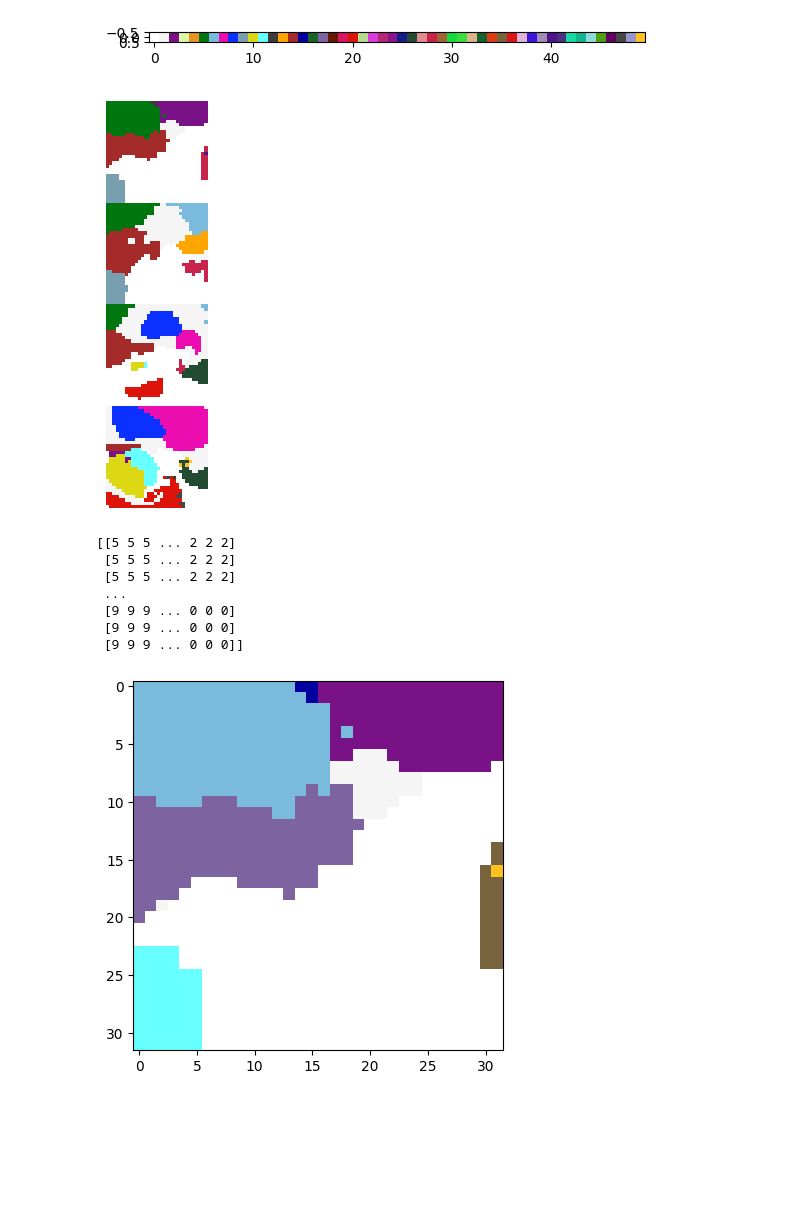
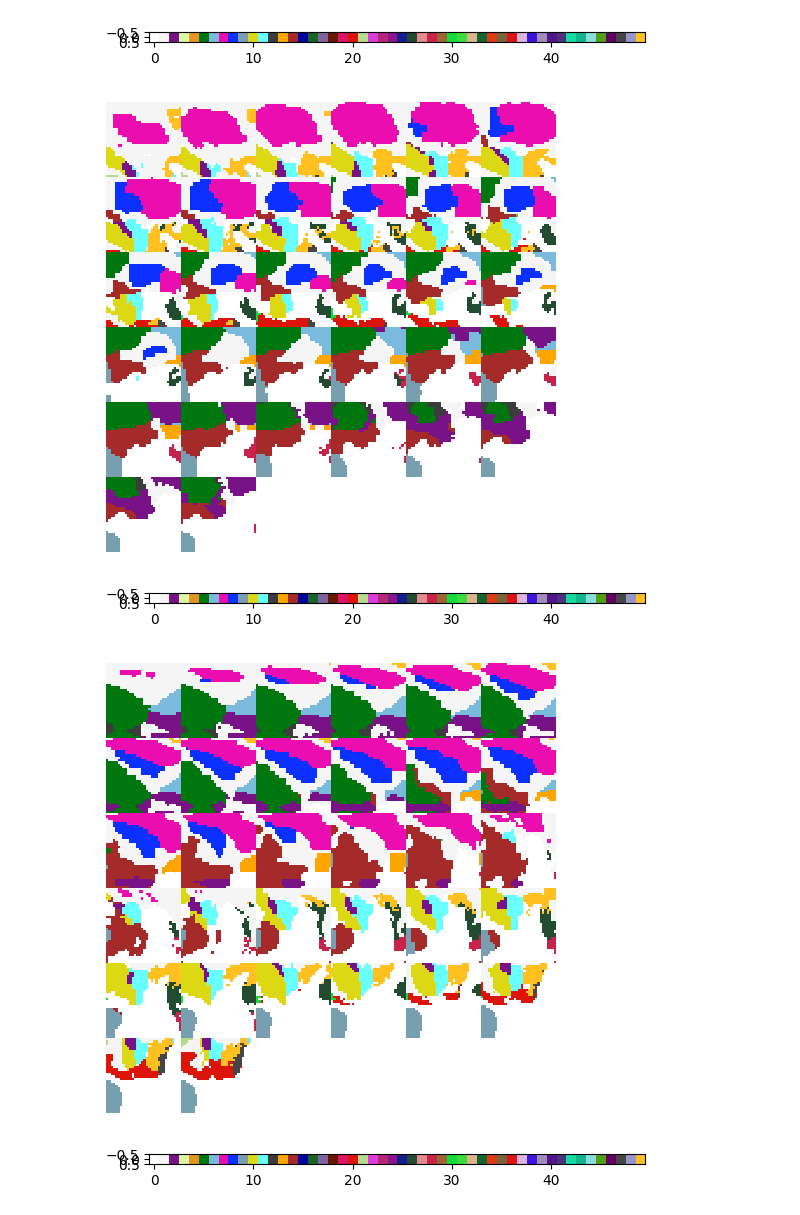
Before and after one commit to neuronets/nobrainer_training_scripts, a Jupyter notebook: 1.2.0/scripts/misc/extract_blocks.ipynb, the cells around one changed output. Saved outputs shown, nothing was run; the diff lists cells and outputs as text; code cells hidden in the pictures; blank space fills up the shorter version.

```diff
--- a/1.2.0/scripts/misc/extract_blocks.ipynb
+++ b/1.2.0/scripts/misc/extract_blocks.ipynb
@@ -129,11 +118,9 @@ def plot_tensor_slices(
                     i * slice_shape[0] : (i + 1) * slice_shape[0],
                     j * slice_shape[1] : (j + 1) * slice_shape[1],
                 ] = slice_data
-                break
-
     # Plot the larger matrix
     # plt.figure(figsize=(10, 10))
-    plt.imshow(R[:32*4, :], cmap=cmap) #, interpolation="nearest")
+    plt.imshow(R, cmap=cmap, interpolation="nearest", vmin=0, vmax=len(cmap.colors) - 1)
     plt.axis("off")
     plt.tight_layout()
     # plt.savefig(out_name, dpi=600)
@@ -141,20 +128,13 @@ def plot_tensor_slices(
     # plt.close()
 
     return crop_dims, R.astype(np.uint8)
-# %%
-_, R = plot_tensor_slices(block, slice_dim=0, cmap=cmap)
-# %% [output]
-[figure, removed]
-[figure, removed]
-# %%
-plt.imshow(R[:32, :32], cmap=cmap)
-print(R[:32, :32])
-# %% [output]
-[[5 5 5 ... 2 2 2]
- [5 5 5 ... 2 2 2]
- [5 5 5 ... 2 2 2]
- ...
- [9 9 9 ... 0 0 0]
- [9 9 9 ... 0 0 0]
- [9 9 9 ... 0 0 0]]
-[figure, removed]
+# %%
+R = plot_tensor_slices(blocks[220], slice_dim=0, cmap=cmap)
+R = plot_tensor_slices(blocks[220], slice_dim=1, cmap=cmap)
+R = plot_tensor_slices(blocks[220], slice_dim=2, cmap=cmap)
+# %% [output]
+[figure, added]
+[figure, added]
+[figure, added]
+[figure, added]
+[figure, added]
```
Also changed, not shown: parts of 4 cells of this notebook, 1 other file.
